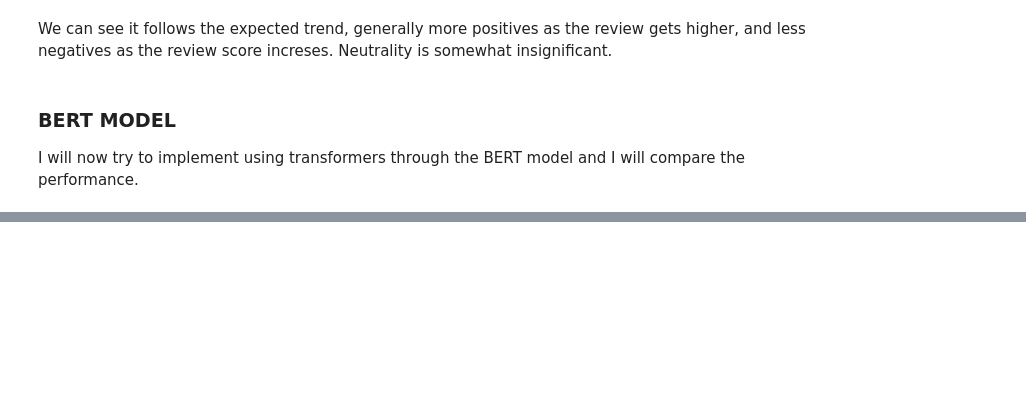
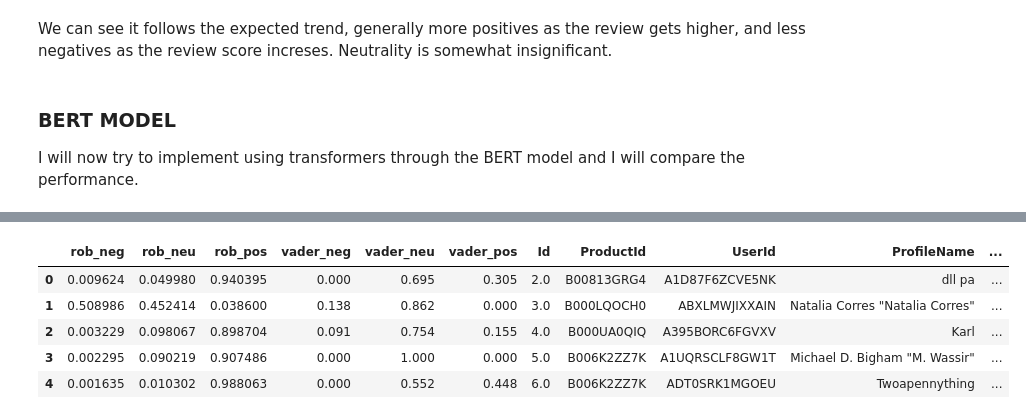
Before and after one commit to thjuels/ML-projs, a Jupyter notebook: sentiment-analysis-int/sentiment-analysis.ipynb, the cells around one changed output, grey strips where cells are left out. Cells and saved outputs as stored; diff of their text form; code cells hidden in the pictures; blank space fills up the shorter version.

```diff
--- a/sentiment-analysis-int/sentiment-analysis.ipynb
+++ b/sentiment-analysis-int/sentiment-analysis.ipynb
@@ -212,0 +300,13 @@ I will now try to implement using transformers through the BERT model and I will
+# %%
+# There are some issues for these id's as the text is a little too long
+scored_roberta_df['Id'] = df['Id']
+scored_roberta_df.index -= 1
+final_df = scored_roberta_df.merge(df, how='left')
+final_df.head()
+# %% [output]
+|  | rob_neg | rob_neu | rob_pos | vader_neg | vader_neu | vader_pos | Id | ProductId | UserId | ProfileName | ... |
+| 0 | 0.009624 | 0.049980 | 0.940395 | 0.000 | 0.695 | 0.305 | 2.0 | B00813GRG4 | A1D87F6ZCVE5NK | dll pa | ... |
+| 1 | 0.508986 | 0.452414 | 0.038600 | 0.138 | 0.862 | 0.000 | 3.0 | B000LQOCH0 | ABXLMWJIXXAIN | Natalia Corres "Natalia Corres" | ... |
+| 2 | 0.003229 | 0.098067 | 0.898704 | 0.091 | 0.754 | 0.155 | 4.0 | B000UA0QIQ | A395BORC6FGVXV | Karl | ... |
+| 3 | 0.002295 | 0.090219 | 0.907486 | 0.000 | 1.000 | 0.000 | 5.0 | B006K2ZZ7K | A1UQRSCLF8GW1T | Michael D. Bigham "M. Wassir" | ... |
+| 4 | 0.001635 | 0.010302 | 0.988063 | 0.000 | 0.552 | 0.448 | 6.0 | B006K2ZZ7K | ADT0SRK1MGOEU | Twoapennything | ... |
```
Also changed, not shown: parts of 33 cells of this notebook.
